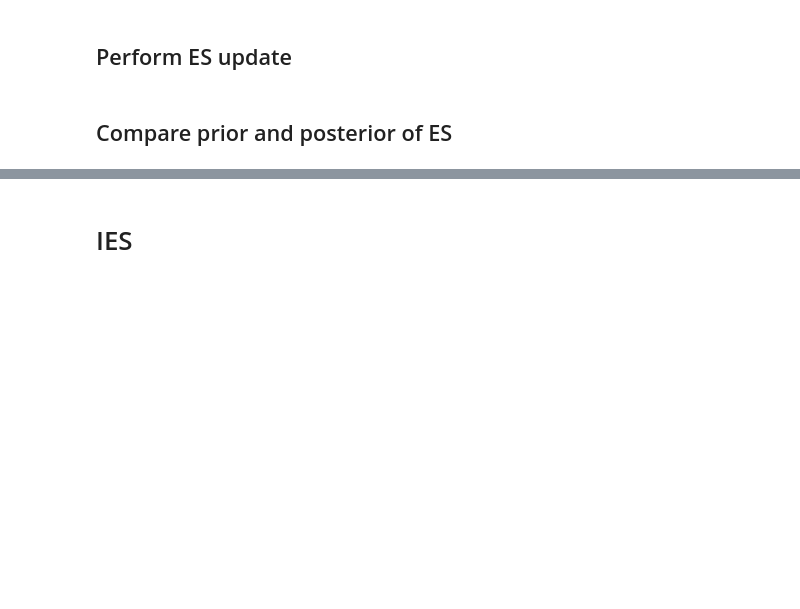
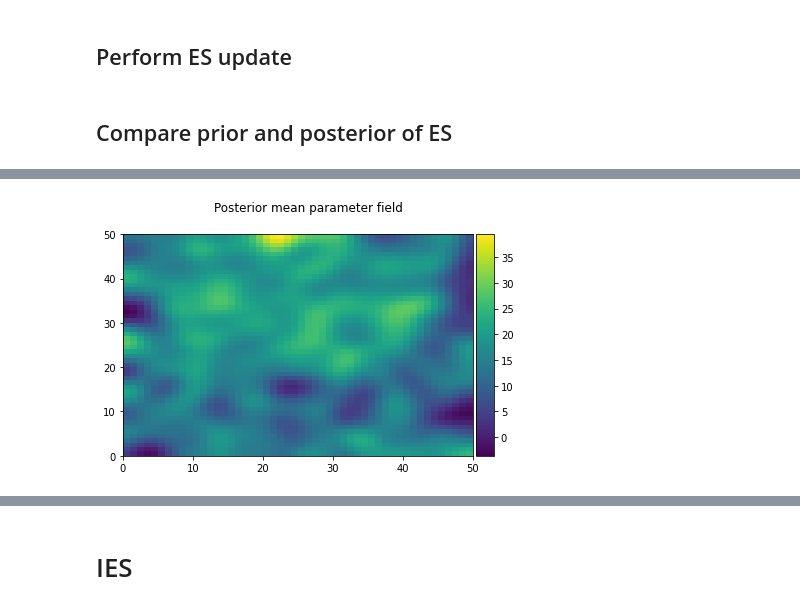
Before and after one commit to equinor/dass, a Jupyter notebook: notebooks/Smoothers.ipynb, the cells around one changed output, grey strips where cells are left out. Saved outputs shown, nothing was run; the diff lists cells and outputs as text; code cells hidden in the pictures; blank space fills up the shorter version.

```diff
--- a/notebooks/Smoothers.ipynb
+++ b/notebooks/Smoothers.ipynb
@@ -256,0 +288,8 @@ A_ES.mean(axis=1).mean()
+# %%
+fig, ax = plt.subplots()
+fig.suptitle(f"Posterior mean parameter field")
+p = ax.pcolormesh(A_ES.mean(axis=1).reshape(nx, nx))
+utils.colorbar(p)
+fig.tight_layout()
+# %% [output]
+[figure, added]
```
Also changed, not shown: parts of 13 cells of this notebook, 1 other file.
